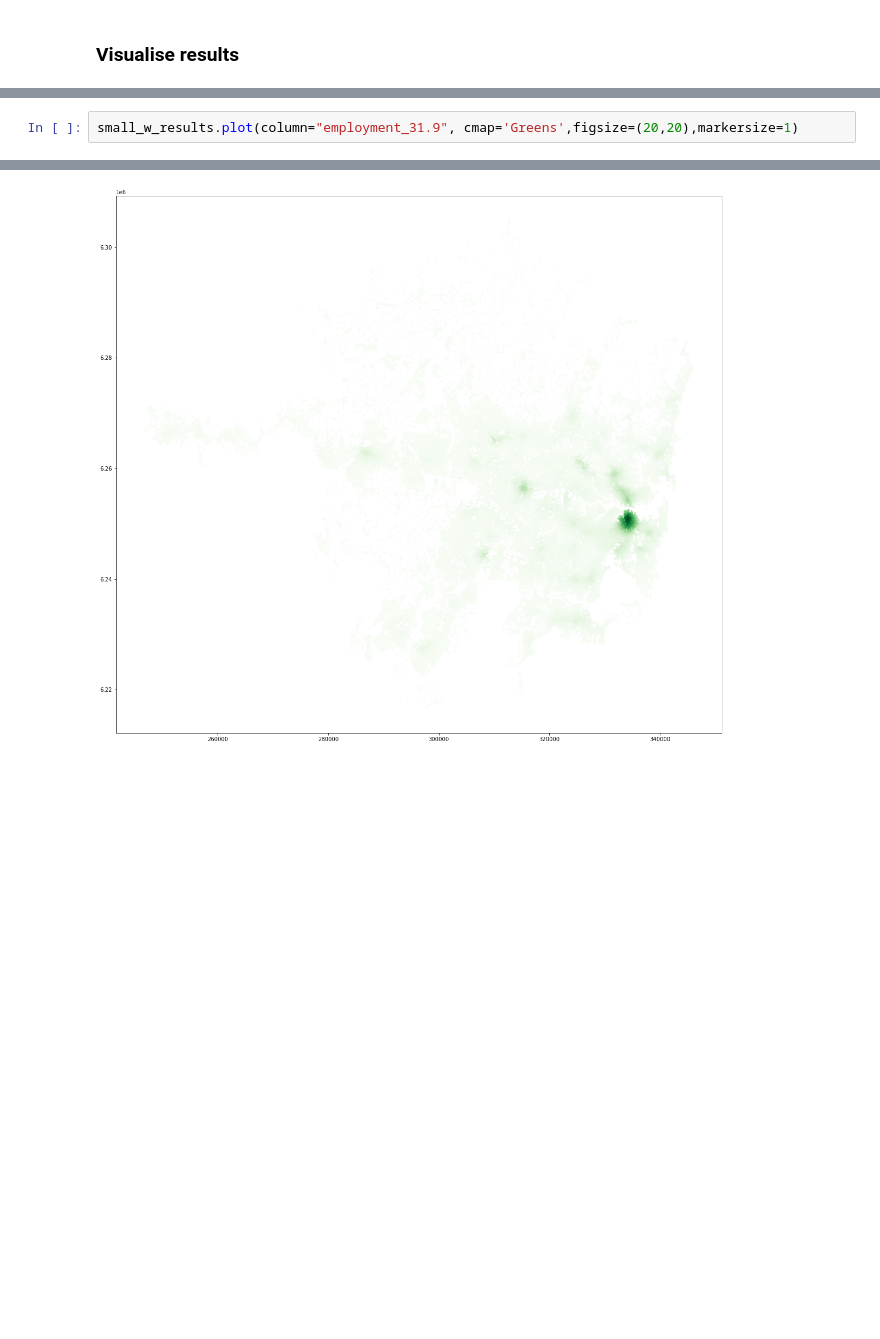
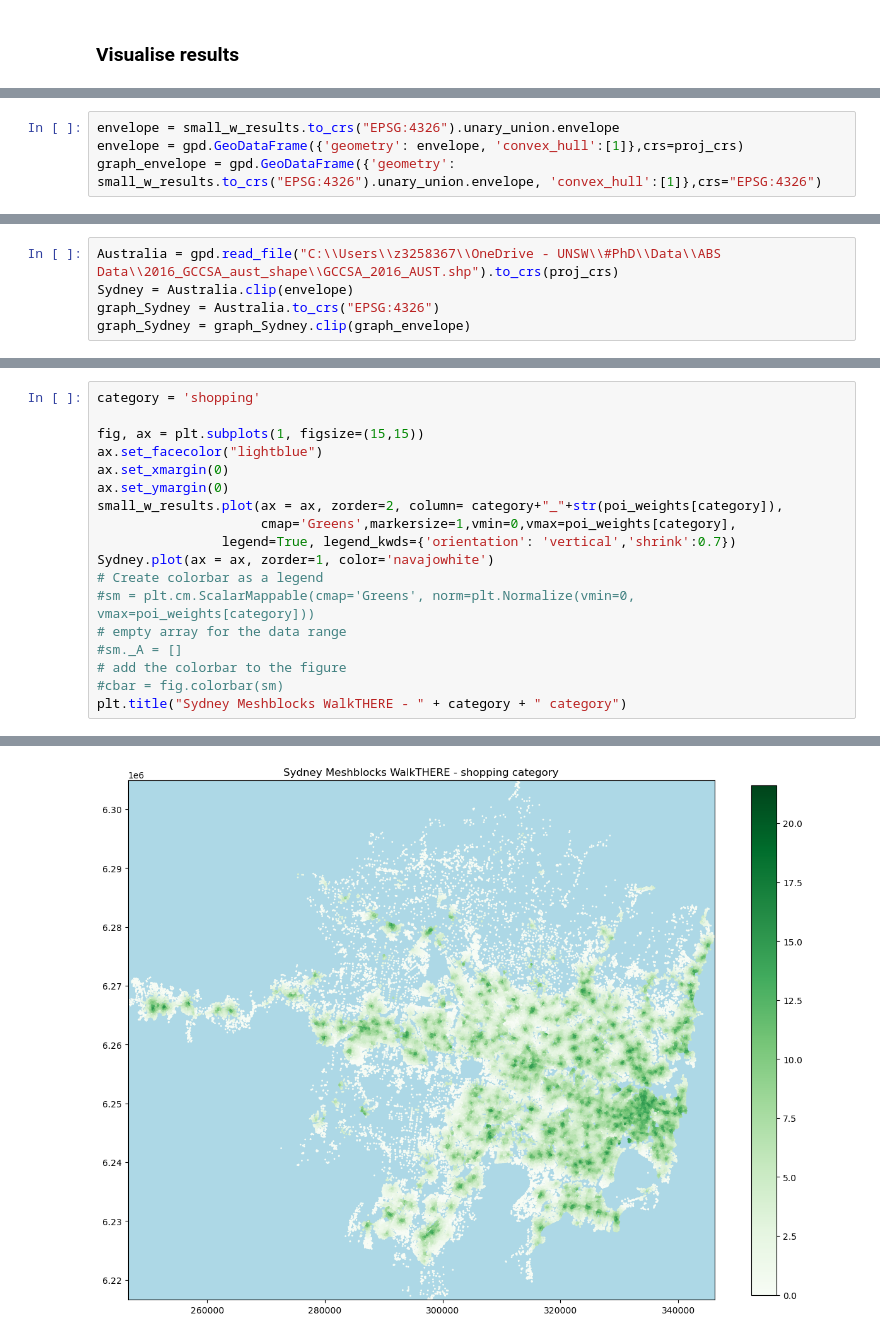
Before and after one commit to JosephineRoper/THERE, a Jupyter notebook: #Example Notebooks/Sydney WalkTHERE.ipynb, the cells around one changed output, grey strips where cells are left out. Cells and saved outputs as stored; diff of their text form; blank space fills up the shorter version.

```diff
--- a/#Example Notebooks/Sydney WalkTHERE.ipynb
+++ b/#Example Notebooks/Sydney WalkTHERE.ipynb
@@ -246,0 +282,4 @@ small_w_results.plot(column="THERE_Index", legend=True,
+# %%
+envelope = small_w_results.to_crs("EPSG:4326").unary_union.envelope
+envelope = gpd.GeoDataFrame({'geometry': envelope, 'convex_hull':[1]},crs=proj_crs)
+graph_envelope = gpd.GeoDataFrame({'geometry': small_w_results.to_crs("EPSG:4326").unary_union.envelope, 'convex_hull':[1]},crs="EPSG:4326")
@@ -246,0 +293,5 @@ small_w_results.plot(column="THERE_Index", legend=True,
+# %%
+Australia = gpd.read_file("C:\\Users\\z3258367\\OneDrive - UNSW\\#PhD\\Data\\ABS Data\\2016_GCCSA_aust_shape\\GCCSA_2016_AUST.shp").to_crs(proj_crs)
+Sydney = Australia.clip(envelope)
+graph_Sydney = Australia.to_crs("EPSG:4326")
+graph_Sydney = graph_Sydney.clip(graph_envelope)
@@ -247,3 +322,19 @@ small_w_results.plot(column="THERE_Index", legend=True,
 # %%
-small_w_results.plot(column="employment_31.9", cmap='Greens',figsize=(20,20),markersize=1)
+category = 'shopping'
+
+fig, ax = plt.subplots(1, figsize=(15,15))
+ax.set_facecolor("lightblue")
+ax.set_xmargin(0)
+ax.set_ymargin(0)
+small_w_results.plot(ax = ax, zorder=2, column= category+"_"+str(poi_weights[category]),
+                     cmap='Greens',markersize=1,vmin=0,vmax=poi_weights[category],
+                legend=True, legend_kwds={'orientation': 'vertical','shrink':0.7})
+Sydney.plot(ax = ax, zorder=1, color='navajowhite')
+# Create colorbar as a legend
+#sm = plt.cm.ScalarMappable(cmap='Greens', norm=plt.Normalize(vmin=0, vmax=poi_weights[category]))
+# empty array for the data range
+#sm._A = []
+# add the colorbar to the figure
+#cbar = fig.colorbar(sm)
+plt.title("Sydney Meshblocks WalkTHERE - " + category + " category")
 # %% [output]
@@ -251 +342 @@ small_w_results.plot(column="employment_31.9", cmap='Greens',figsize=(20,20),mar
-[figure, old version]
+[figure, new version]
```
Also changed, not shown: parts of 47 cells of this notebook, 19 other files.
